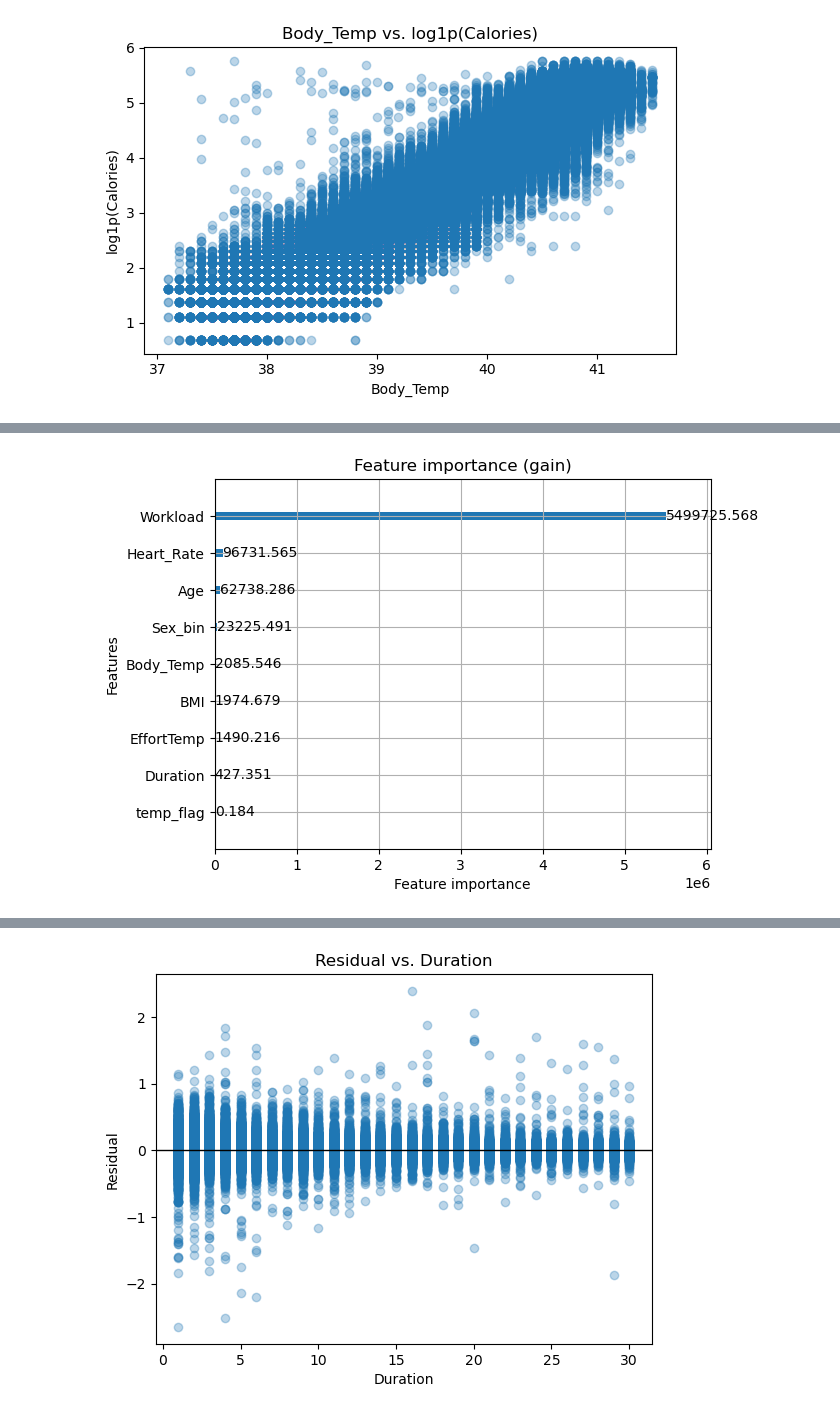
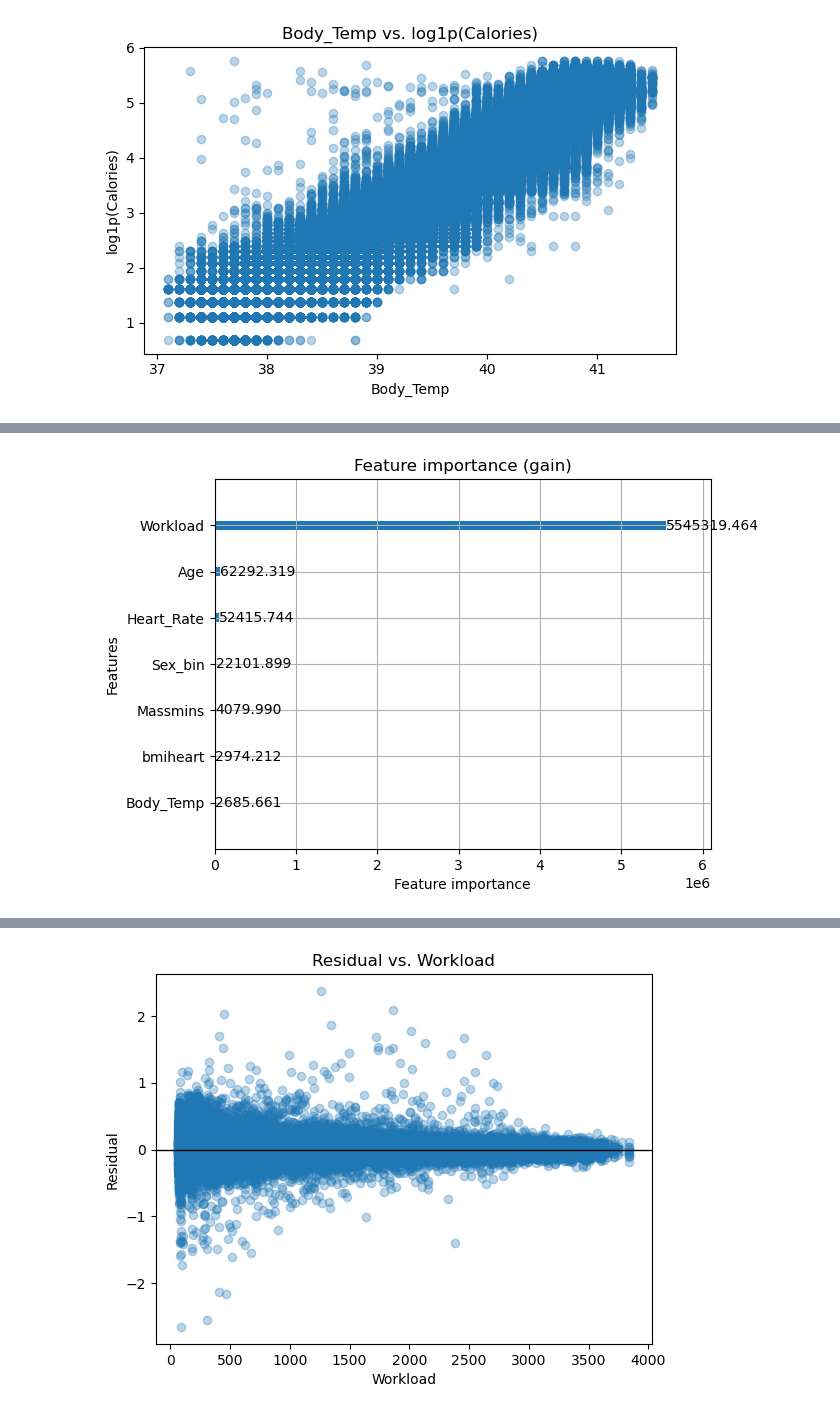
Before and after one commit to CannedOrgi/CalorieExpenditure_Model, a Jupyter notebook: cal.ipynb, the cells around one changed output, grey strips where cells are left out. Cells and saved outputs as stored; diff of their text form; code cells hidden in the pictures.

```diff
--- a/cal.ipynb
+++ b/cal.ipynb
@@ -221,7 +221,10 @@ train_data['BMI']         = train_data['Weight'] / (train_data['Height']/100)**2
 train_data['Workload'] = train_data['Duration']*train_data['Heart_Rate']
 train_data['EffortTemp'] = train_data['Duration']*train_data['Body_Temp']
 train_data['temp_flag']=(train_data['Body_Temp']>37.5).astype(int)
-features = ['Duration','Heart_Rate','Body_Temp','Age','Sex_bin','BMI','Workload','EffortTemp','temp_flag']
+train_data['Dur2'] = train_data['Duration']**2
+train_data['Massmins'] = train_data['Weight']*train_data['Duration']
+train_data['bmiheart'] = train_data['BMI']*train_data["Heart_Rate"]
+features = ['Heart_Rate','Body_Temp','Age','Sex_bin','Workload', 'Massmins', 'bmiheart']
 
 X = train_data[features]
 y=train_data['Log_Calories']
@@ -269,7 +270,7 @@ for tr, va in kf.split(X):
     model = lgb.LGBMRegressor(
         objective='regression',
         learning_rate=0.05,
-        num_leaves=31,
+        num_leaves=63,
         n_estimators=1000,
         random_state=42
     )
@@ -309,7 +310,7 @@ lgb.plot_importance(model, importance_type='gain', max_num_features=10)
 plt.title('Feature importance (gain)')
 plt.show()
 # %% [output]
-[figure, old version]
+[figure, new version]
 # %%
 oof_preds = np.zeros_like(y)
 for tr, va in kf.split(X):
@@ -317,8 +318,8 @@ for tr, va in kf.split(X):
     oof_preds[va] = model.predict(X.iloc[va])
 
 resids = oof_preds-y
-plt.scatter(X['Duration'], resids, alpha = 0.3)
+plt.scatter(X['Workload'], resids, alpha = 0.3)
 plt.axhline(0, color='black', lw=1)
-plt.xlabel('Duration'); plt.ylabel('Residual')
-plt.title('Residual vs. Duration'); plt.show()
+plt.xlabel('Workload'); plt.ylabel('Residual')
+plt.title('Residual vs. Workload'); plt.show()
 # %% [output]
@@ -342,4 +343,4 @@ Did not meet early stopping. Best iteration is:
-[figure, old version]
+[figure, new version]
 # %%
 from sklearn.model_selection import GridSearchCV
 from sklearn.metrics import make_scorer, mean_squared_error
```
Also changed, not shown: parts of 6 cells of this notebook.
